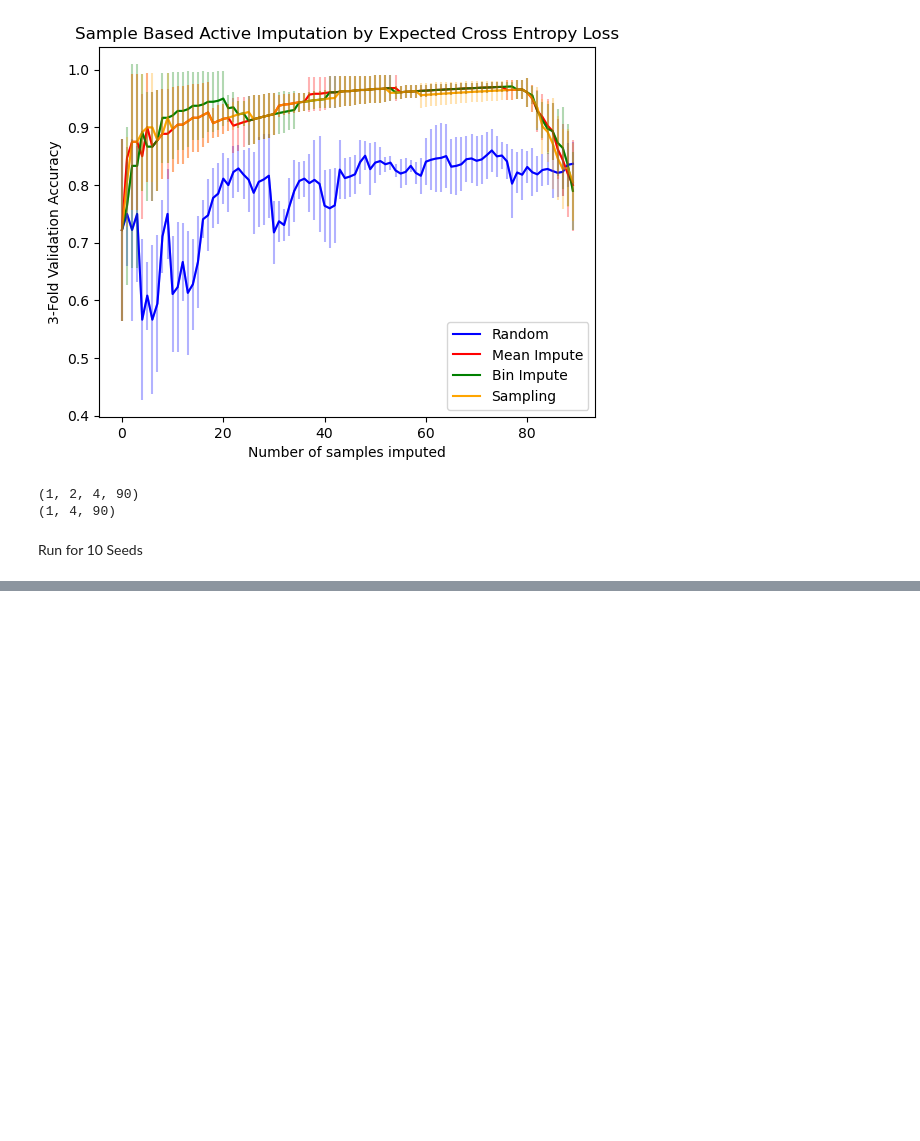
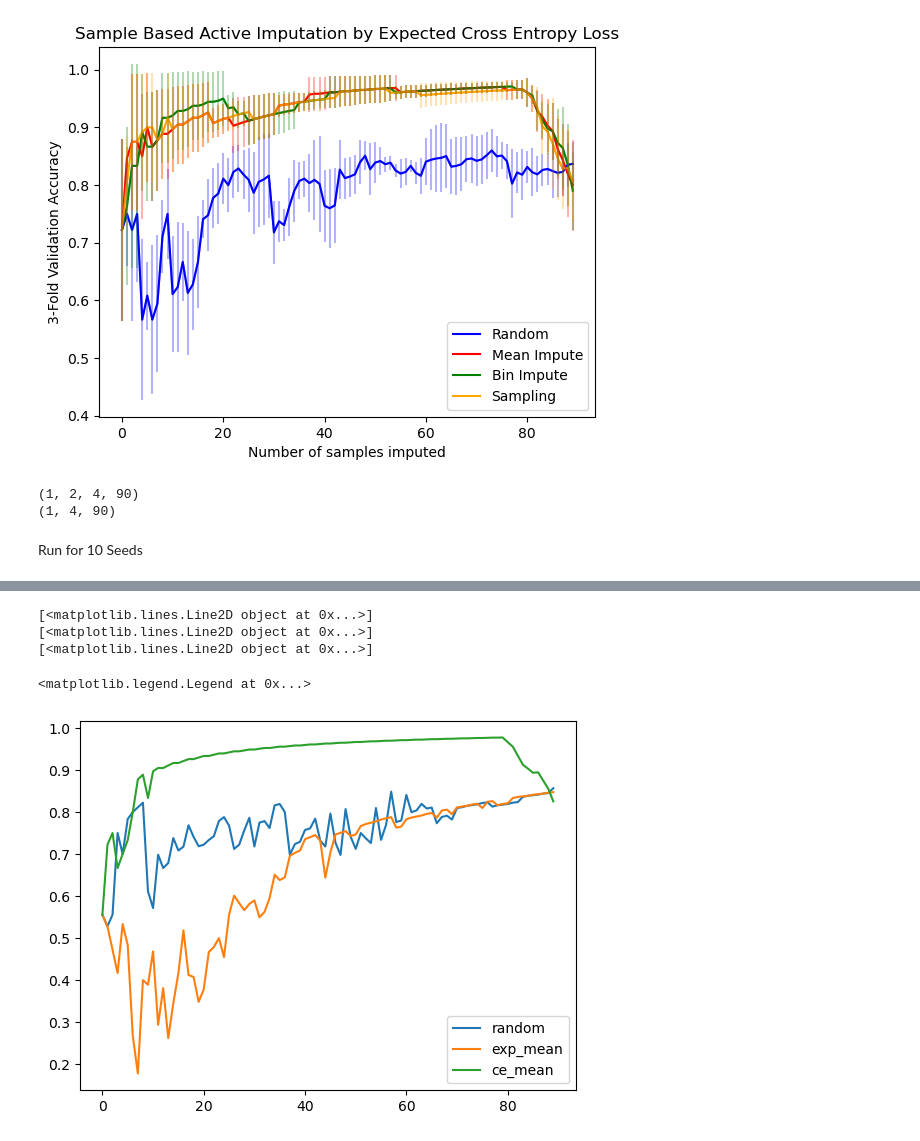
Before and after one commit to ThomasCZhang/Darth-Imputer, a Jupyter notebook: src/sample_based/run_simulations.ipynb, the cells around one changed output, grey strips where cells are left out. Cells and saved outputs as stored; diff of their text form; code cells hidden in the pictures; blank space fills up the shorter version.

```diff
--- a/src/sample_based/run_simulations.ipynb
+++ b/src/sample_based/run_simulations.ipynb
@@ -796,0 +1024,2 @@ Text(0.5, 1.0, 'Sample Based Active Imputation by Expected Cross Entropy Loss')
+# %%
+means_exp, stdv_exp = impute_expected.run_simulation()
@@ -796,0 +1033,12 @@ Text(0.5, 1.0, 'Sample Based Active Imputation by Expected Cross Entropy Loss')
+# %%
+
+for i in range(len(means_exp)):
+    print(plt.plot(means_exp[i]))
+
+plt.legend(["random", "exp_mean", "ce_mean"])
+# %% [output]
+[<matplotlib.lines.Line2D object at 0x...>]
+[<matplotlib.lines.Line2D object at 0x...>]
+[<matplotlib.lines.Line2D object at 0x...>]
+<matplotlib.legend.Legend at 0x...>
+[figure, added]
```
Also changed, not shown: parts of 21 cells of this notebook, 12 other files.
